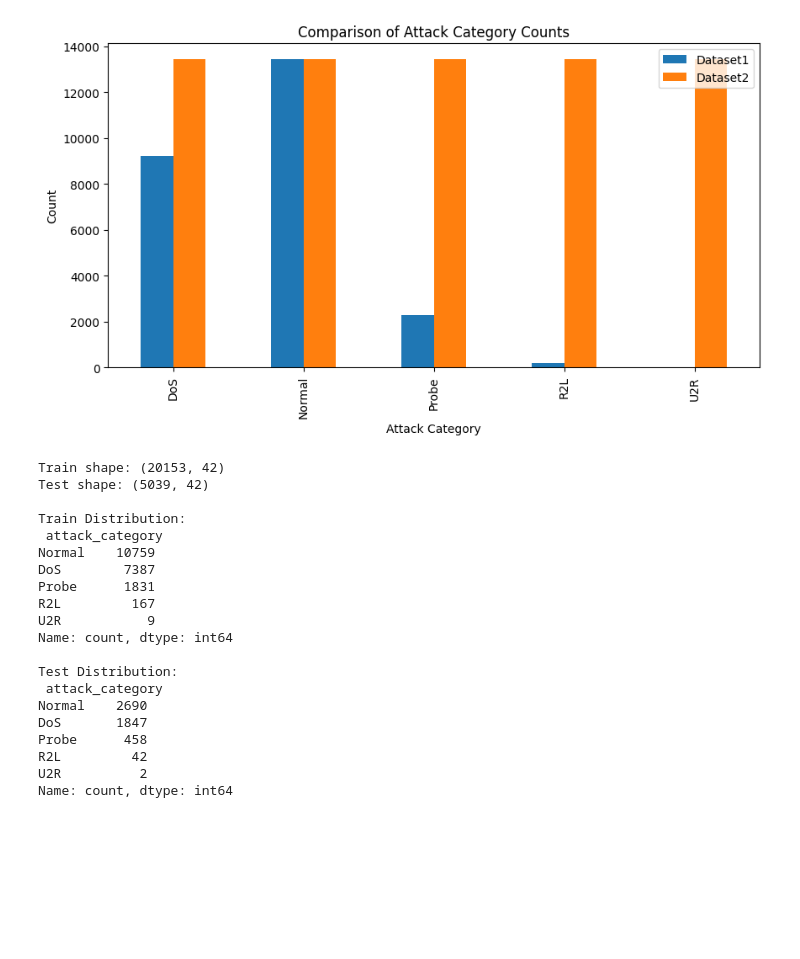
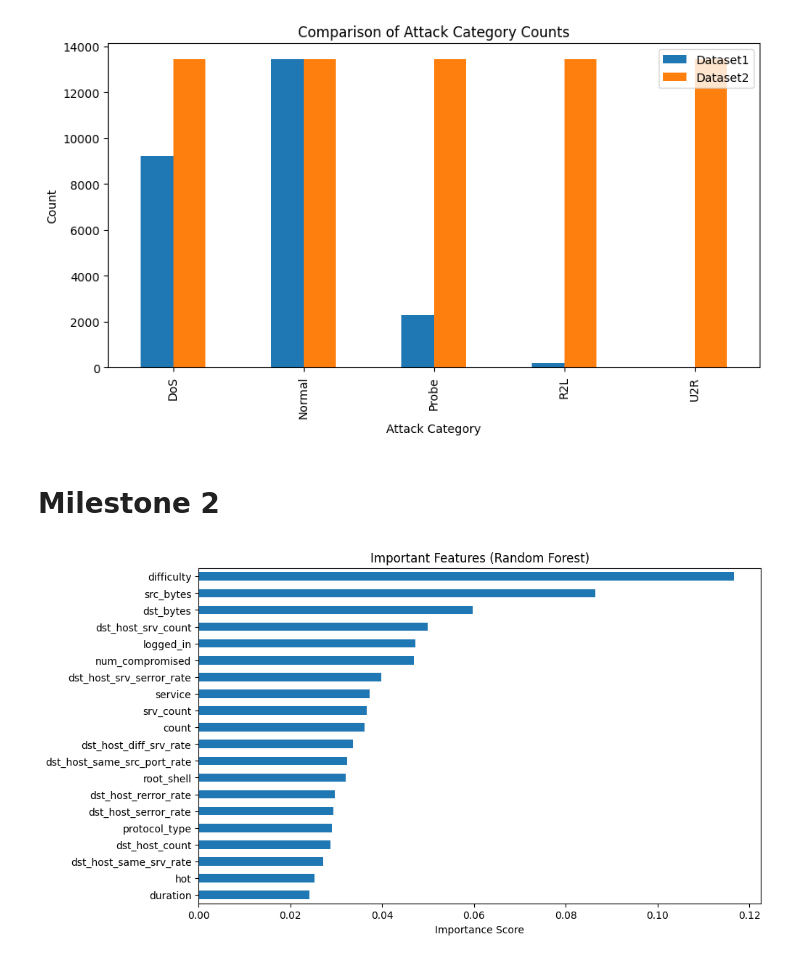
Before and after one commit to springboardmentor2507-alt/AI-Powered-NIDS, a Jupyter notebook: KDD1.ipynb, the cells around one changed output. Saved outputs shown, nothing was run; the diff lists cells and outputs as text; code cells hidden in the pictures; blank space fills up the shorter version.

```diff
--- a/KDD1.ipynb
+++ b/KDD1.ipynb
@@ -258,34 +256,36 @@ plt.show()
 # %% [output]
 [figure]
 # %%
-X = df.drop(["label", "attack_category"], axis=1)   # keep only numerical + encoded columns
-y = df["attack_category"]                           # target
+# 11. Train Test Split
+X = df1.drop(["attack_category"], axis=1)   # keep only numerical + encoded columns
+y = df1["attack_category"]                           # target
 
 # Normal train-test split (80% train, 20% test)
 X_train, X_test, y_train, y_test = train_test_split(
     X, y,
-    test_size=0.2,
+    test_size=0.3,
     random_state=42,
     stratify=y
 )
-# %% [output]
-Train shape: (20153, 42)
-Test shape: (5039, 42)
-
-Train Distribution:
- attack_category
-Normal    10759
-DoS        7387
-Probe      1831
-R2L         167
-U2R           9
-Name: count, dtype: int64
-
-Test Distribution:
- attack_category
-Normal    2690
-DoS       1847
-Probe      458
-R2L         42
-U2R          2
-Name: count, dtype: int64
+# %% [markdown]
+# **Milestone 2**
+# %%
+# 12. Analysis of feature
+rf = RandomForestClassifier(n_estimators=200, random_state=42)
+rf.fit(X_train, y_train)
+
+# Extract feature importance
+importances = pd.Series(rf.feature_importances_, index=X_res.columns)
+# %%
+# Plot top features
+top = importances.sort_values(ascending=False).head(20)
+top.head()
+
+plt.figure(figsize=(10,6))
+top.plot(kind='barh')
+plt.title("Important Features (Random Forest)")
+plt.xlabel("Importance Score")
+plt.gca().invert_yaxis()
+plt.show()
+# %% [output]
+[figure, added]
```
Also changed, not shown: parts of 39 cells of this notebook, 16 other files.
